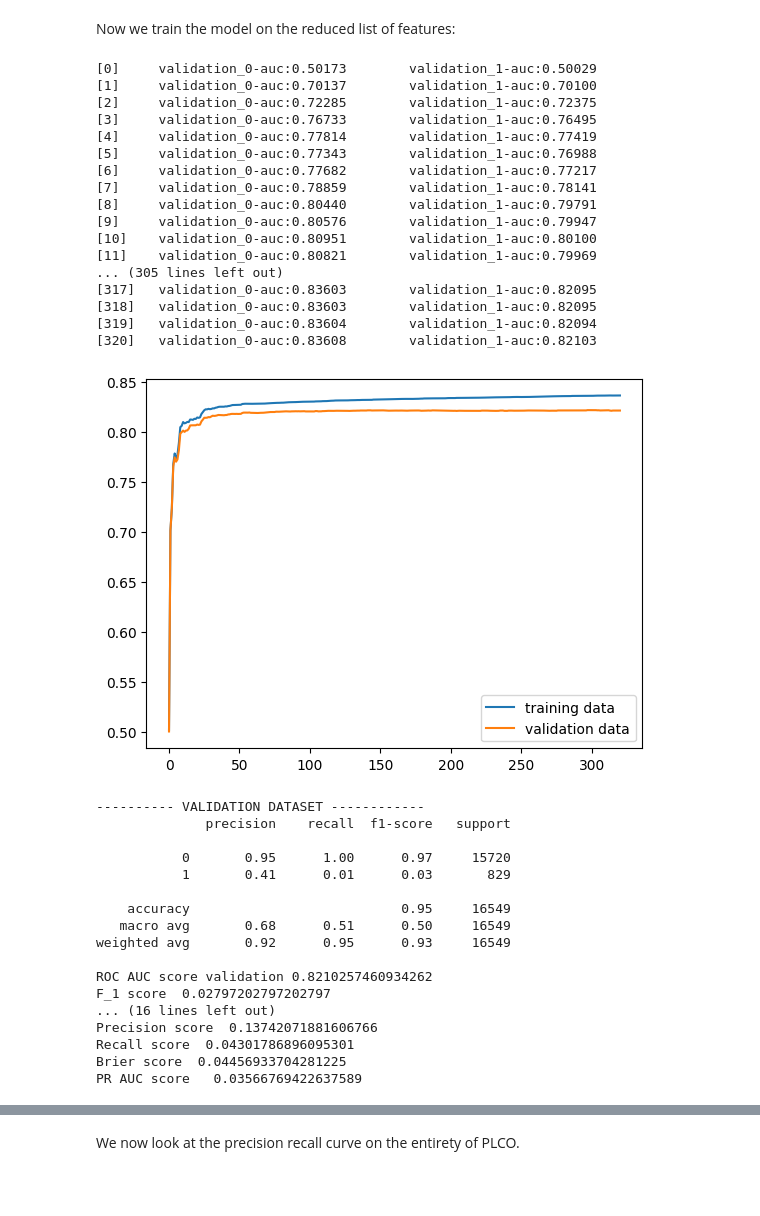
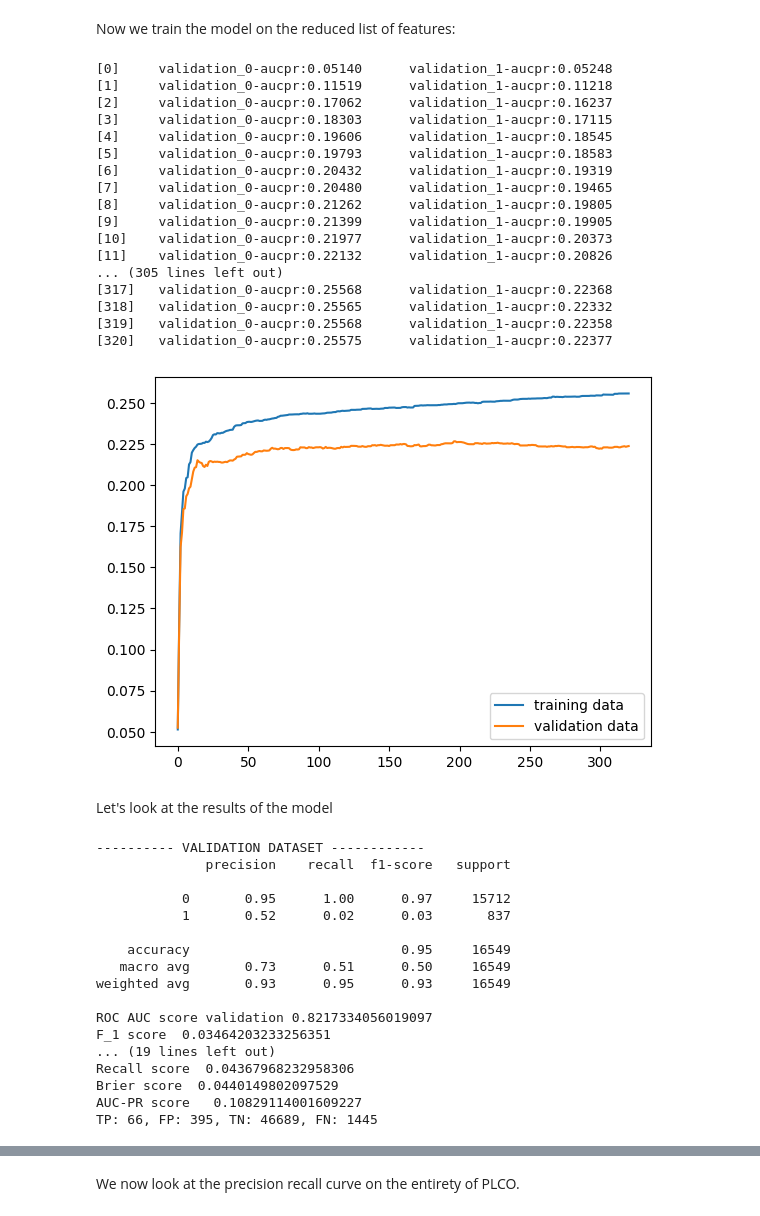
Before and after one commit to plbenveniste/LungCancerRisk, a Jupyter notebook: notebooks/XGBoost_training.ipynb, the cells around one changed output, grey strips where cells are left out. Cells and saved outputs as stored; diff of their text form; code cells hidden in the pictures; blank space fills up the shorter version.

Commit message:
updated xgboost final results

```diff
--- a/notebooks/XGBoost_training.ipynb
+++ b/notebooks/XGBoost_training.ipynb
@@ -480,37 +478,39 @@ Now we train the model on the reduced list of features:
 # %%
 model_final = xgb.XGBClassifier(random_state=0,
                         booster='gbtree',
                         objective='binary:logistic',
-                        eval_metric='auc',
+                        eval_metric='aucpr',
                         tree_method='exact',
                         **best_params)
 model_final.fit(x_train, y_train, eval_set=[(x_train, y_train), (x_val, y_val)])
 
 train_history = model_final.evals_result()
 
-plt.plot(train_history["validation_0"]["auc"], label="training data")
-plt.plot(train_history["validation_1"]["auc"], label="validation data")
+plt.plot(train_history["validation_0"]["aucpr"], label="training data")
+plt.plot(train_history["validation_1"]["aucpr"], label="validation data")
 plt.legend()
 plt.show()
 # %% [output]
-[0]     validation_0-auc:0.50173        validation_1-auc:0.50029
-[1]     validation_0-auc:0.70137        validation_1-auc:0.70100
-[2]     validation_0-auc:0.72285        validation_1-auc:0.72375
-[3]     validation_0-auc:0.76733        validation_1-auc:0.76495
-[4]     validation_0-auc:0.77814        validation_1-auc:0.77419
-[5]     validation_0-auc:0.77343        validation_1-auc:0.76988
-[6]     validation_0-auc:0.77682        validation_1-auc:0.77217
-[7]     validation_0-auc:0.78859        validation_1-auc:0.78141
-[8]     validation_0-auc:0.80440        validation_1-auc:0.79791
-[9]     validation_0-auc:0.80576        validation_1-auc:0.79947
-[10]    validation_0-auc:0.80951        validation_1-auc:0.80100
-[11]    validation_0-auc:0.80821        validation_1-auc:0.79969
+[0]     validation_0-aucpr:0.05140      validation_1-aucpr:0.05248
+[1]     validation_0-aucpr:0.11519      validation_1-aucpr:0.11218
+[2]     validation_0-aucpr:0.17062      validation_1-aucpr:0.16237
+[3]     validation_0-aucpr:0.18303      validation_1-aucpr:0.17115
+[4]     validation_0-aucpr:0.19606      validation_1-aucpr:0.18545
+[5]     validation_0-aucpr:0.19793      validation_1-aucpr:0.18583
+[6]     validation_0-aucpr:0.20432      validation_1-aucpr:0.19319
+[7]     validation_0-aucpr:0.20480      validation_1-aucpr:0.19465
+[8]     validation_0-aucpr:0.21262      validation_1-aucpr:0.19805
+[9]     validation_0-aucpr:0.21399      validation_1-aucpr:0.19905
+[10]    validation_0-aucpr:0.21977      validation_1-aucpr:0.20373
+[11]    validation_0-aucpr:0.22132      validation_1-aucpr:0.20826
 ... (305 lines left out)
-[317]   validation_0-auc:0.83603        validation_1-auc:0.82095
-[318]   validation_0-auc:0.83603        validation_1-auc:0.82095
-[319]   validation_0-auc:0.83604        validation_1-auc:0.82094
-[320]   validation_0-auc:0.83608        validation_1-auc:0.82103
+[317]   validation_0-aucpr:0.25568      validation_1-aucpr:0.22368
+[318]   validation_0-aucpr:0.25565      validation_1-aucpr:0.22332
+[319]   validation_0-aucpr:0.25568      validation_1-aucpr:0.22358
+[320]   validation_0-aucpr:0.25575      validation_1-aucpr:0.22377
-[figure, old version]
+[figure, new version]
+# %% [markdown]
+Let's look at the results of the model
 # %%
 y_val_pred = model_final.predict(x_val)
 y_val_prob_pred = model_final.predict_proba(x_val)
@@ -521,8 +521,10 @@ print("F_1 score ", f1_score(y_val, y_val_pred))
 print("Precision score ", precision_score(y_val, y_val_pred))
 print("Recall score ", recall_score(y_val, y_val_pred))
 print("Brier score ", brier_score_loss(y_val, y_val_prob_pred[:,1]))
-print("PR AUC score  ", average_precision_score(y_val, y_val_pred))
-
+precision, recall, _ = precision_recall_curve(y_val, y_val_pred)
+print("AUC-PR score  ", auc(recall, precision))
+tn, fp, fn, tp = confusion_matrix(y_val, y_val_pred).ravel()
+print("TP: " + str(tp) + ", FP: " + str(fp)+ ", TN: " + str(tn) + ", FN: " + str(fn) + "\n")
 
 
 y_test_pred = model_final.predict(x_test)
@@ -534,25 +536,28 @@ print("F_1 score ", f1_score(y_test, y_test_pred))
 print("Precision score ", precision_score(y_test, y_test_pred))
 print("Recall score ", recall_score(y_test, y_test_pred))
 print("Brier score ", brier_score_loss(y_test, y_test_prob_pred[:,1]))
-print("PR AUC score  ", average_precision_score(y_test, y_test_pred))
+precision, recall, _ = precision_recall_curve(y_test, y_test_pred)
+print("AUC-PR score  ", auc(recall, precision))
+tn, fp, fn, tp = confusion_matrix(y_test, y_test_pred).ravel()
+print("TP: " + str(tp) + ", FP: " + str(fp)+ ", TN: " + str(tn) + ", FN: " + str(fn))
 # %% [output]
 ---------- VALIDATION DATASET ------------
               precision    recall  f1-score   support
 
-           0       0.95      1.00      0.97     15720
-           1       0.41      0.01      0.03       829
+           0       0.95      1.00      0.97     15712
+           1       0.52      0.02      0.03       837
 
     accuracy                           0.95     16549
-   macro avg       0.68      0.51      0.50     16549
-weighted avg       0.92      0.95      0.93     16549
+   macro avg       0.73      0.51      0.50     16549
+weighted avg       0.93      0.95      0.93     16549
 
-ROC AUC score validation 0.8210257460934262
-F_1 score  0.02797202797202797
-... (16 lines left out)
-Precision score  0.13742071881606766
-Recall score  0.04301786896095301
-Brier score  0.04456933704281225
-PR AUC score   0.03566769422637589
+ROC AUC score validation 0.8217334056019097
+F_1 score  0.03464203233256351
+... (19 lines left out)
+Recall score  0.04367968232958306
+Brier score  0.0440149802097529
+AUC-PR score   0.10829114001609227
+TP: 66, FP: 395, TN: 46689, FN: 1445
 # %%
 y_train_pred = model_final.predict_proba(x_train)
 y_val_pred = model_final.predict_proba(x_val)
```
Also changed, not shown: parts of 11 cells of this notebook.
